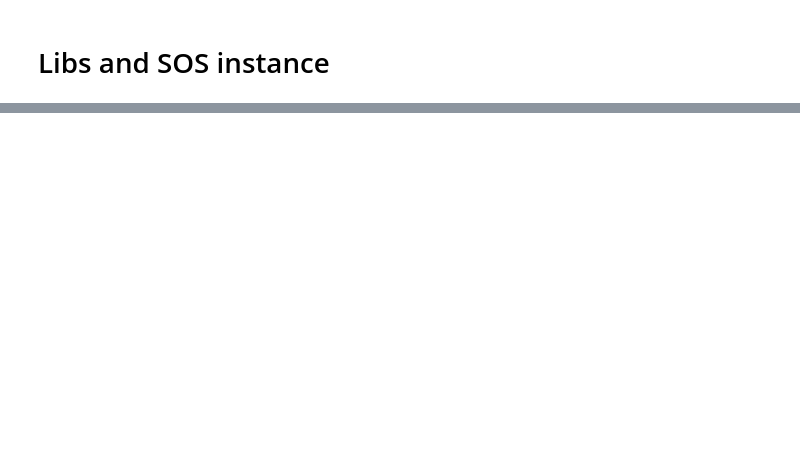
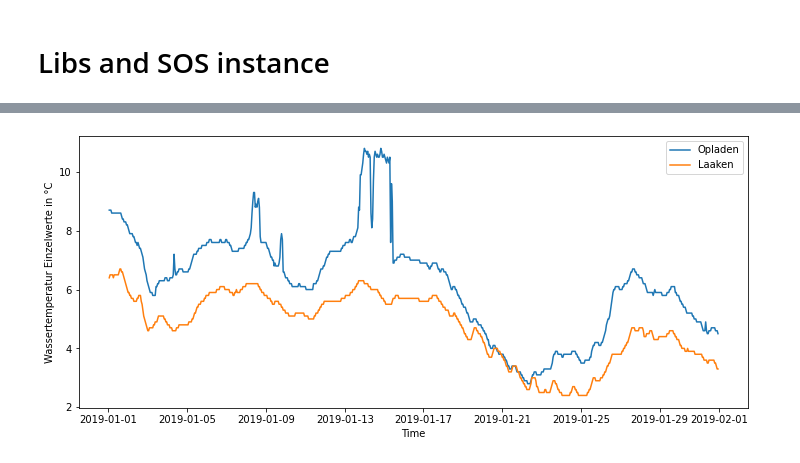
Before and after one commit to 52North/sos4py, a Jupyter notebook: examples/demo_data_access_plotting.ipynb, the cells around one changed output, grey strips where cells are left out. Cells and saved outputs as stored; diff of their text form; code cells hidden in the pictures; blank space fills up the shorter version.

```diff
--- a/examples/demo_data_access_plotting.ipynb
+++ b/examples/demo_data_access_plotting.ipynb
@@ -382,0 +278,10 @@ Text(0.5, 1.0, 'Eschbachtalsperre_Absperrbauwerk')
+# %%
+# New request with additonal site
+begin = '2019-01-01T00:00:00Z'
+end = '2019-01-31T23:59:59Z'
+procedures = ['Einzelwerte']
+phenomena = ['Wassertemperatur']
+sites = ['Opladen','Laaken']
+
+fluggs_obs = fluggs_sos.get_data(sites=sites, phenomena=phenomena, begin=begin, end=end)
+fluggs_obs.head()
@@ -382,0 +295,16 @@ Text(0.5, 1.0, 'Eschbachtalsperre_Absperrbauwerk')
+# %%
+x1 = fluggs_obs[(fluggs_obs['site']==sites[0])]['time_stamp'].to_numpy()
+y1 = fluggs_obs[(fluggs_obs['site']==sites[0])]['value'].to_numpy()
+
+x2 = fluggs_obs[(fluggs_obs['site']==sites[1])]['time_stamp'].to_numpy()
+y2 = fluggs_obs[(fluggs_obs['site']==sites[1])]['value'].to_numpy()
+
+plt.figure(figsize=(12,5))
+plt.plot(x1,y1,label=sites[0])
+plt.plot(x2,y2,label=sites[1])
+plt.xlabel('Time')
+plt.ylabel(fluggs_obs['phenomenon'][0] + " " + fluggs_obs['procedure'][0] + " in " + fluggs_obs['unit'][0])
+plt.legend()
+plt.show()
+# %% [output]
+[figure, added]
```
Also changed, not shown: parts of 66 cells of this notebook.
